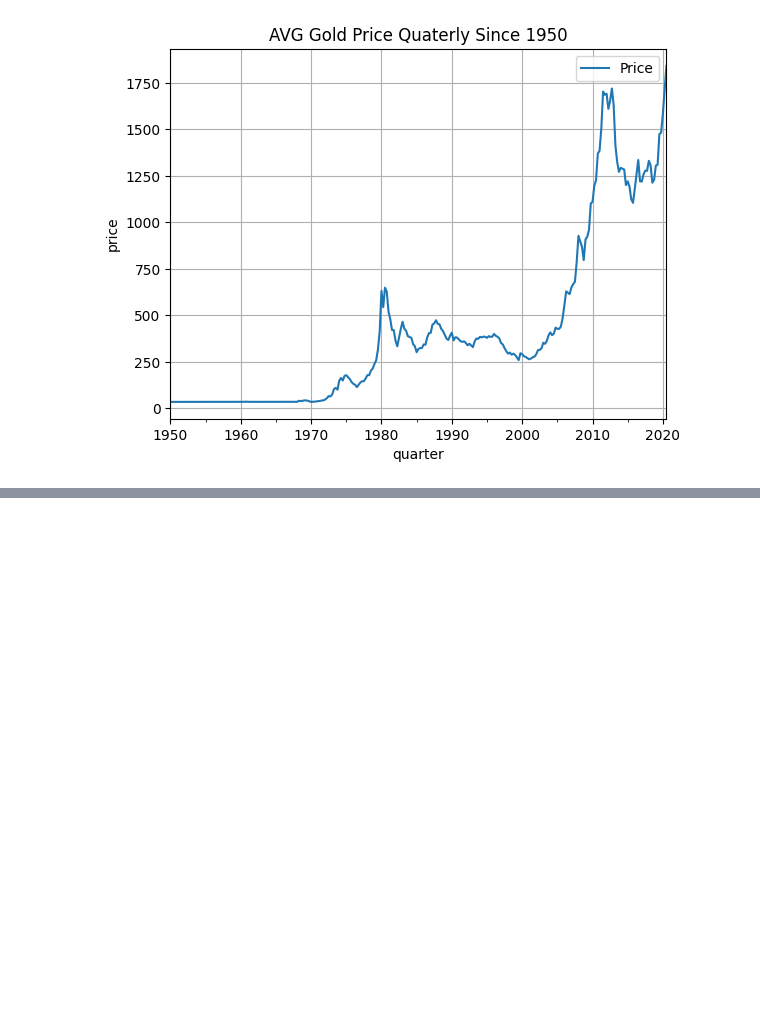
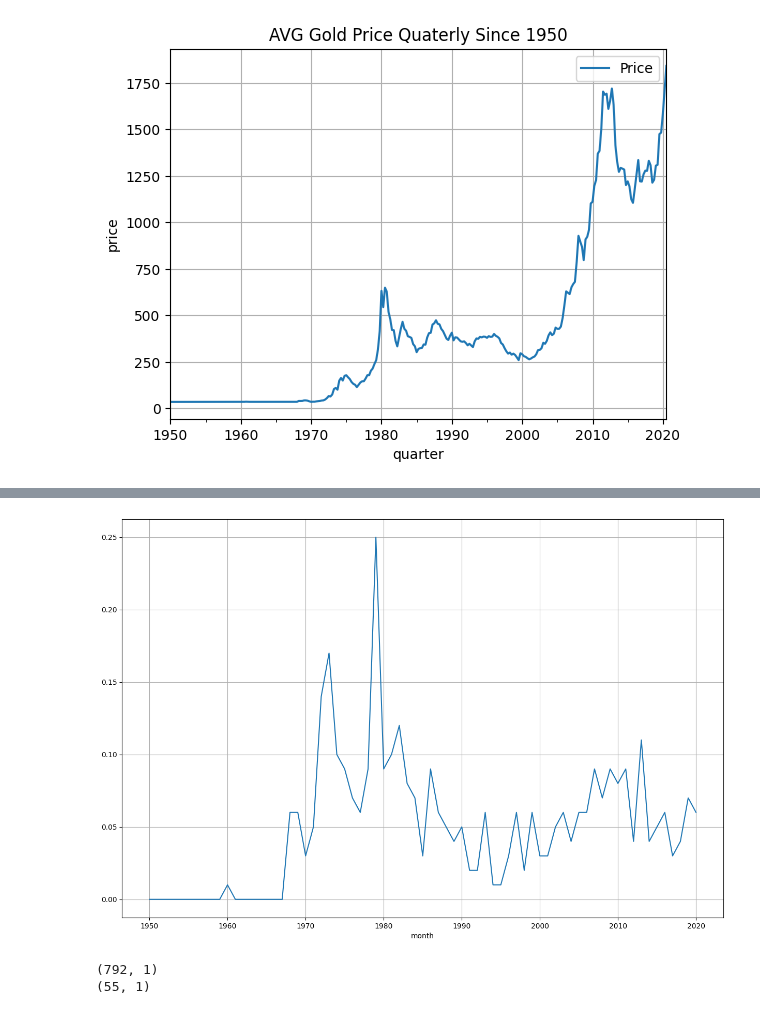
Before and after one commit to AyushNigam-1/ML-Projects, a Jupyter notebook: Stock_Prediction_Time_Series/Trading.ipynb, the cells around one changed output, grey strips where cells are left out. Drawn from its saved outputs; the diff is of its cells as text; code cells hidden in the pictures; blank space fills up the shorter version.

Commit message:
Trained Forecasting Model

```diff
--- a/Stock_Prediction_Time_Series/Trading.ipynb
+++ b/Stock_Prediction_Time_Series/Trading.ipynb
@@ -91,0 +112,5 @@ plt.grid()
+# %%
+df_1 = df.groupby(df.index.year).mean().rename(columns={'Price':'Mean'})
+df_1 = df_1.merge(df.groupby(df.index.year).std().rename(columns={'Price':'Std'}),left_index=True,right_index=True)
+df_1['Cov_pct'] = ((df_1['Std']/df_1['Mean'])).round(2)
+df_1.head()
@@ -91,0 +125,6 @@ plt.grid()
+# %%
+fig , ax = plt.subplots(figsize=(15,10))
+df_1['Cov_pct'].plot()
+plt.grid()
+# %% [output]
+[figure, added]
@@ -91,0 +134,6 @@ plt.grid()
+# %%
+print(train.shape)
+print(test.shape)
+# %% [output]
+(792, 1)
+(55, 1)
```
Also changed, not shown: parts of 26 cells of this notebook.
